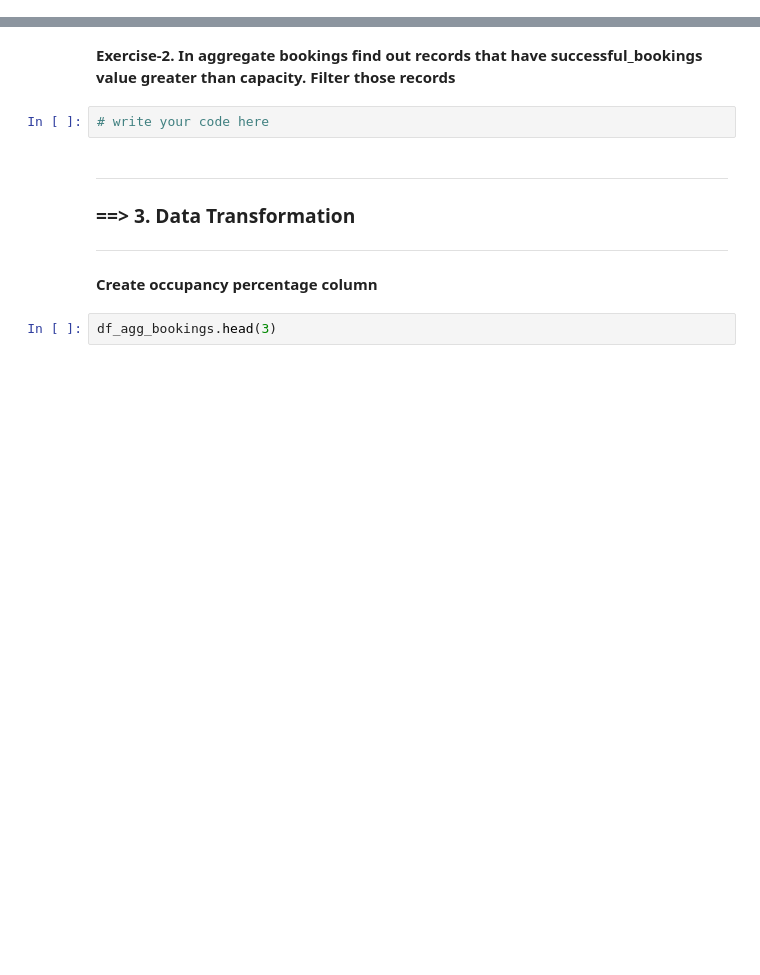
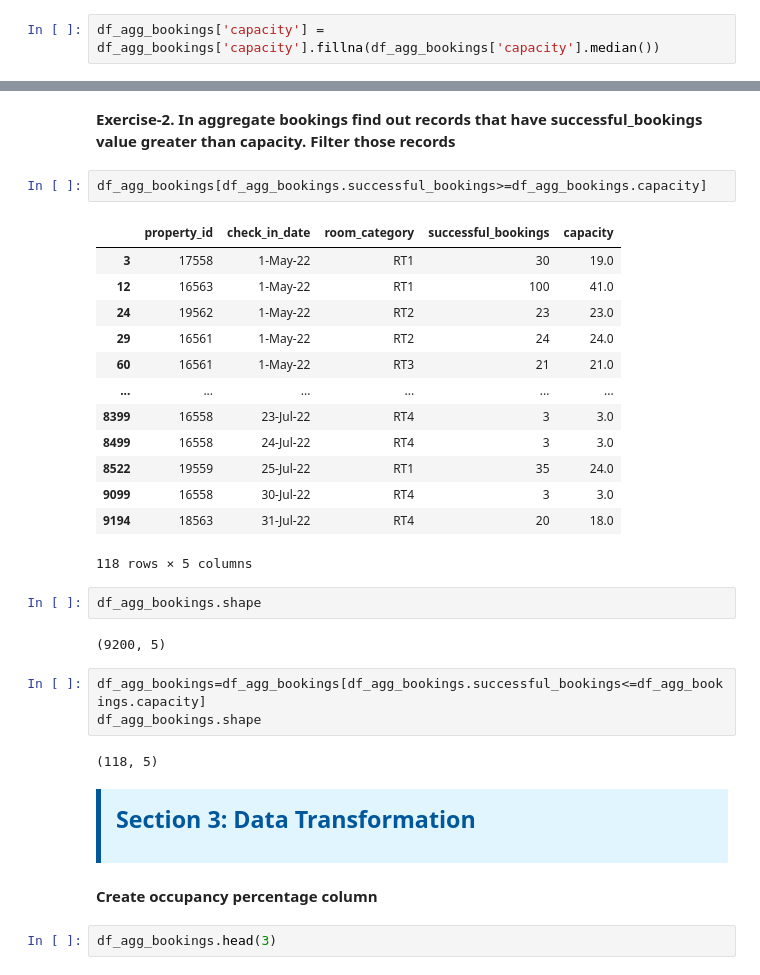
Before and after one commit to KARRTHIKKKK/project_hospitality_analysis, a Jupyter notebook: hotels_analysis.ipynb, the cells around one changed output, grey strips where cells are left out. Saved outputs shown, nothing was run; the diff lists cells and outputs as text; blank space fills up the shorter version.

Commit message:
Data cleaning

```diff
--- a/hotels_analysis.ipynb
+++ b/hotels_analysis.ipynb
@@ -157,0 +358,2 @@ Total values in our dataframe is 134576. Out of that 77899 rows has null rating.
+# %%
+df_agg_bookings['capacity'] = df_agg_bookings['capacity'].fillna(df_agg_bookings['capacity'].median())
@@ -158,11 +366,34 @@ Total values in our dataframe is 134576. Out of that 77899 rows has null rating.
 # %% [markdown]
 **Exercise-2. In aggregate bookings find out records that have successful_bookings value greater than capacity. Filter those records**
 # %%
-# write your code here
+df_agg_bookings[df_agg_bookings.successful_bookings>=df_agg_bookings.capacity]
+# %% [output]
+|  | property_id | check_in_date | room_category | successful_bookings | capacity |
+| 3 | 17558 | 1-May-22 | RT1 | 30 | 19.0 |
+| 12 | 16563 | 1-May-22 | RT1 | 100 | 41.0 |
+| 24 | 19562 | 1-May-22 | RT2 | 23 | 23.0 |
+| 29 | 16561 | 1-May-22 | RT2 | 24 | 24.0 |
+| 60 | 16561 | 1-May-22 | RT3 | 21 | 21.0 |
+| ... | ... | ... | ... | ... | ... |
+| 8399 | 16558 | 23-Jul-22 | RT4 | 3 | 3.0 |
+| 8499 | 16558 | 24-Jul-22 | RT4 | 3 | 3.0 |
+| 8522 | 19559 | 25-Jul-22 | RT1 | 35 | 24.0 |
+| 9099 | 16558 | 30-Jul-22 | RT4 | 3 | 3.0 |
+| 9194 | 18563 | 31-Jul-22 | RT4 | 20 | 18.0 |
+118 rows × 5 columns
+# %%
+df_agg_bookings.shape
+# %% [output]
+(9200, 5)
+# %%
+df_agg_bookings=df_agg_bookings[df_agg_bookings.successful_bookings<=df_agg_bookings.capacity]
+df_agg_bookings.shape
+# %% [output]
+(118, 5)
 # %% [markdown]
-***
-### ==> 3. Data Transformation
-***
+<div style="padding:15px; background-color:#e1f5fe; border-left:5px solid #01579b">
+    <h2 style="margin-top:0; color:#01579b;">Section 3: Data Transformation</h2>
+</div>
 # %% [markdown]
 **Create occupancy percentage column**
 # %%
```
Also changed, not shown: parts of 35 cells of this notebook, 2 other files.
